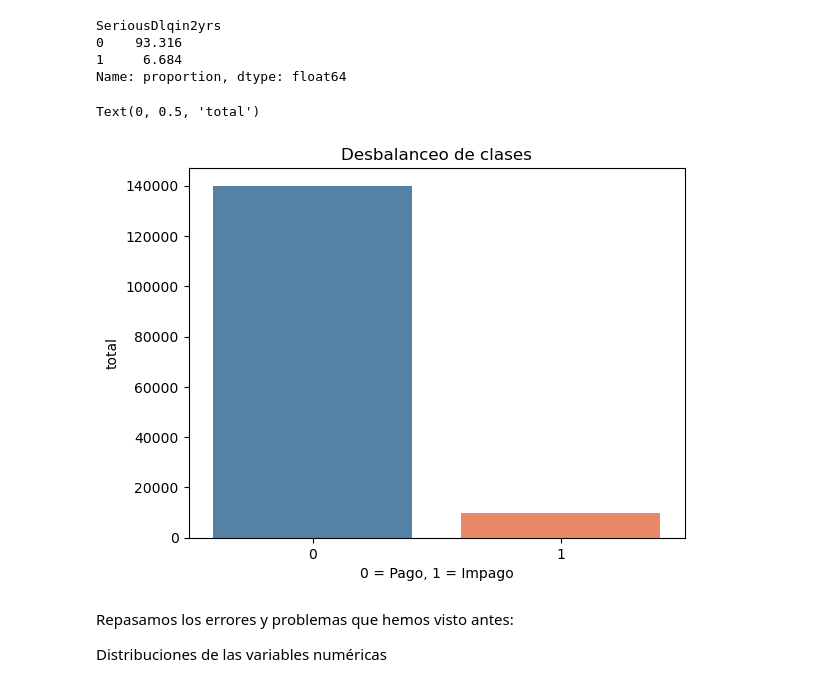
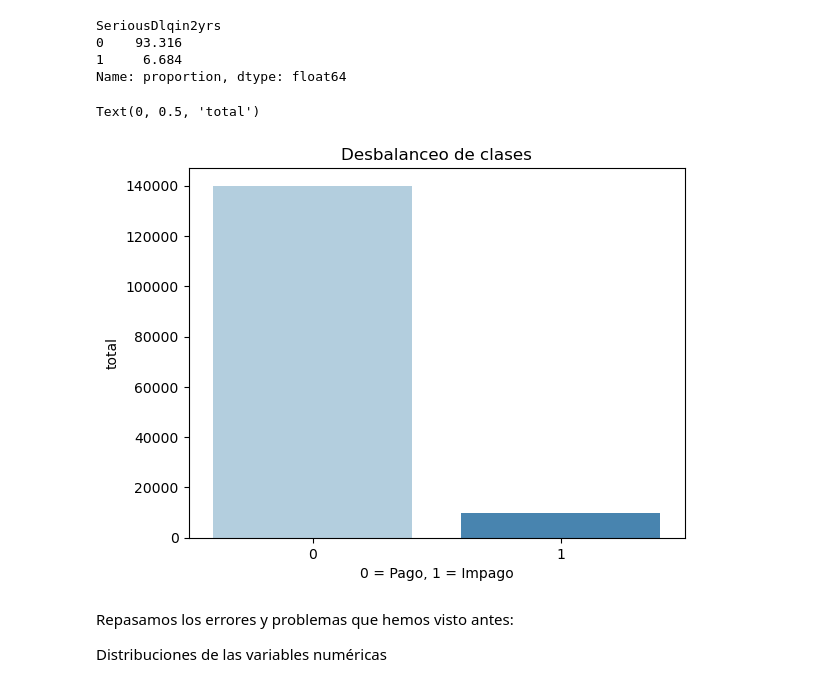
Before and after one commit to inigoochoa/credit-risk-scoring, a Jupyter notebook: notebooks/01_eda.ipynb, the cells around one changed output. Saved outputs shown, nothing was run; the diff lists cells and outputs as text; code cells hidden in the pictures.

```diff
--- a/notebooks/01_eda.ipynb
+++ b/notebooks/01_eda.ipynb
@@ -112,13 +115,13 @@ SeriousDlqin2yrs
 1     6.684
 Name: proportion, dtype: float64
 # %%
-sns.countplot(data=df, x="SeriousDlqin2yrs", palette=['steelblue', 'coral'])
+sns.countplot(data=df, x="SeriousDlqin2yrs", palette="Blues")
 plt.title("Desbalanceo de clases")
 plt.xlabel("0 = Pago, 1 = Impago")
 plt.ylabel("total")
 # %% [output]
 Text(0, 0.5, 'total')
-[figure, old version]
+[figure, new version]
 # %% [markdown]
 Repasamos los errores y problemas que hemos visto antes:
 
```
Also changed, not shown: parts of 32 cells of this notebook, 2 other files.
